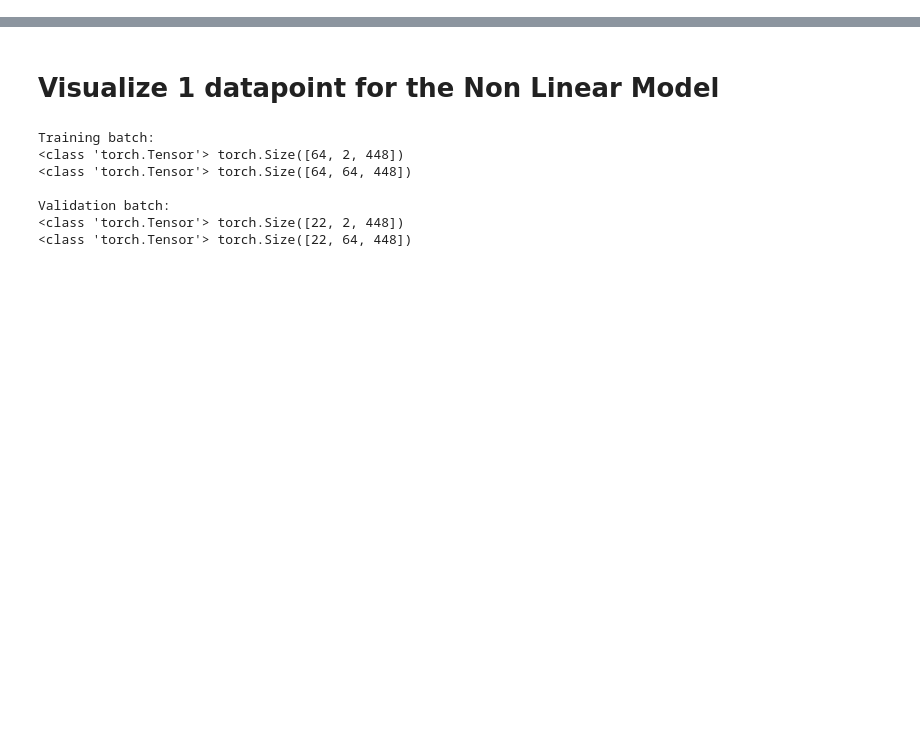
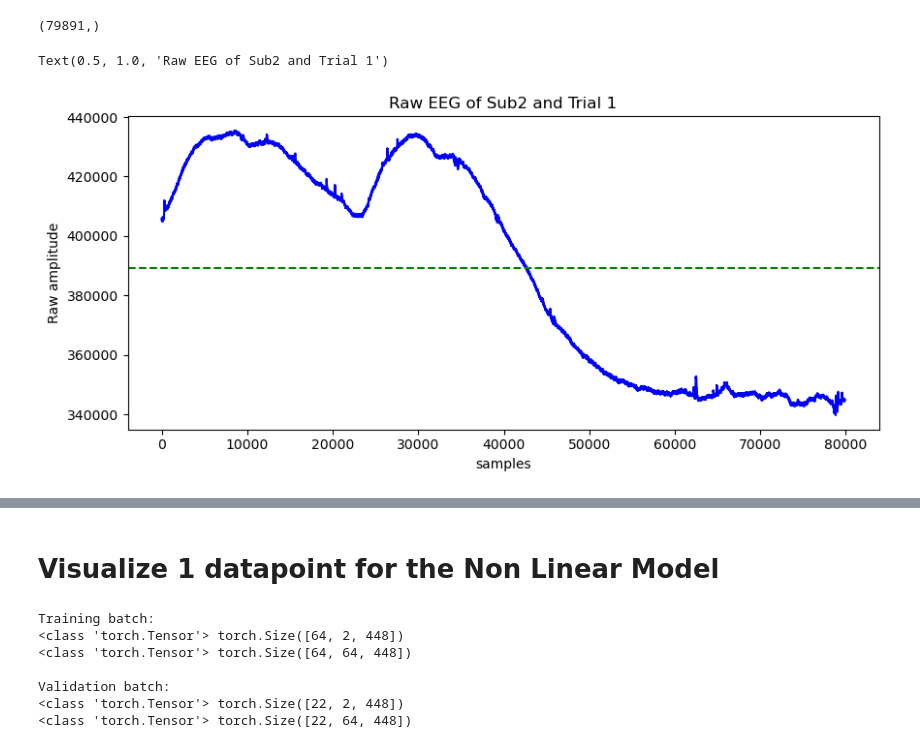
Before and after one commit to pereiraa10/SigMA-IDyOMpy, a Jupyter notebook: TRF/experiments/dataset_visualizer.ipynb, the cells around one changed output, grey strips where cells are left out. Drawn from its saved outputs; the diff is of its cells as text; code cells hidden in the pictures; blank space fills up the shorter version.

```diff
--- a/TRF/experiments/dataset_visualizer.ipynb
+++ b/TRF/experiments/dataset_visualizer.ipynb
@@ -9,3 +9,36 @@ import matplotlib.pyplot as plt
 
 from config import load_config
 from dataset import PreparedSubject, TRFDataset
+# %%
+from scipy.io import loadmat
+
+config = load_config()
+subject = 'Sub2'
+trial = 1
+channel = 0
+duration = 2
+eeg_path = config.paths.eeg_dir / config.eeg_filename_pattern.format(subject=subject)
+
+mat_data = loadmat(eeg_path, struct_as_record=False, squeeze_me=True)
+eeg = mat_data["eeg"]
+orig_fs = int(eeg.fs)
+start_idx = orig_fs*duration
+ex_eeg = eeg.data[trial][:,channel]
+print(ex_eeg.shape)
+avg_amplitude = np.abs(ex_eeg).mean()
+
+fig, ax = plt.subplots(figsize=(10, 4.2))
+ax.plot(ex_eeg[:], color='blue')
+ax.axhline(
+    avg_amplitude,
+    color='green',
+    linestyle='--',
+    label='Mean absolute amplitude'
+)
+ax.set_xlabel('samples')
+ax.set_ylabel('Raw amplitude')
+ax.set_title(f"Raw EEG of {subject} and Trial {trial}")
+# %% [output]
+(79891,)
+Text(0.5, 1.0, 'Raw EEG of Sub2 and Trial 1')
+[figure, added]
```
Also changed, not shown: parts of 6 cells of this notebook, 1 other file.
